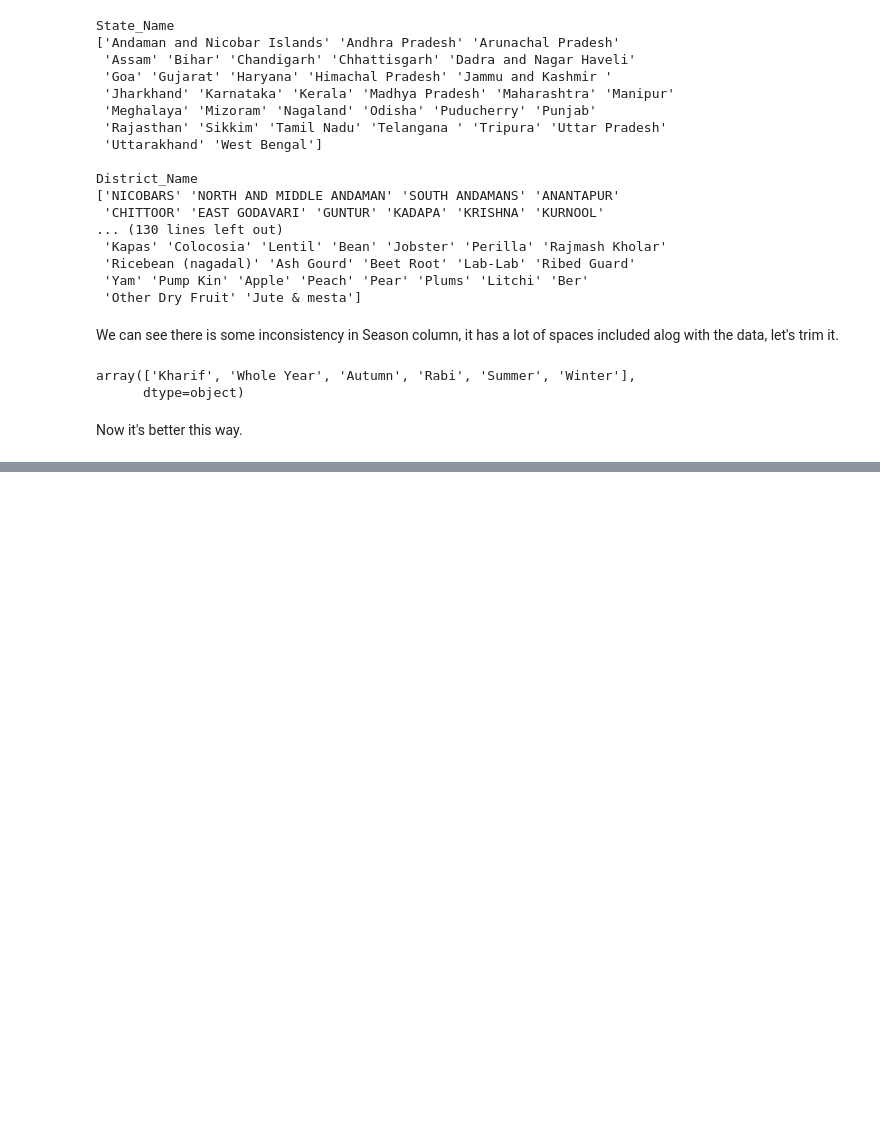
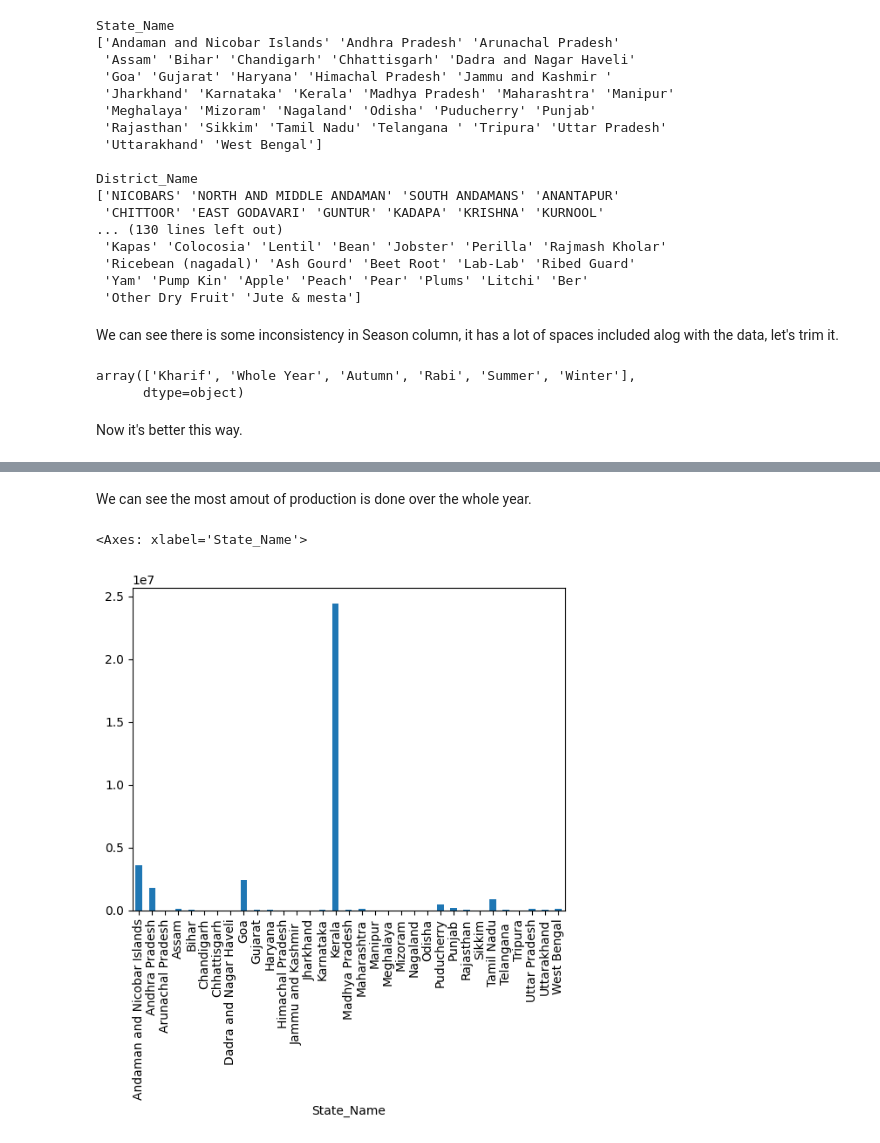
Before and after one commit to rizz045/Crop-Yield-Prediction-Using-ML, a Jupyter notebook: Crop_Yield_Prediction_In_India_Using_ML.ipynb, the cells around one changed output, grey strips where cells are left out. Saved outputs shown, nothing was run; the diff lists cells and outputs as text; code cells hidden in the pictures; blank space fills up the shorter version.

```diff
--- a/Crop_Yield_Prediction_In_India_Using_ML.ipynb
+++ b/Crop_Yield_Prediction_In_India_Using_ML.ipynb
@@ -125,0 +130,8 @@ sns.countplot(x=df["Season"])
+# %% [markdown]
+We can see the most amout of production is done over the whole year.
+# %%
+# Now let's check which state has the highest production rate
+df.groupby('State_Name')['Production'].mean().plot(kind='bar')
+# %% [output]
+<Axes: xlabel='State_Name'>
+[figure, added]
```
Also changed, not shown: parts of 11 cells of this notebook.
